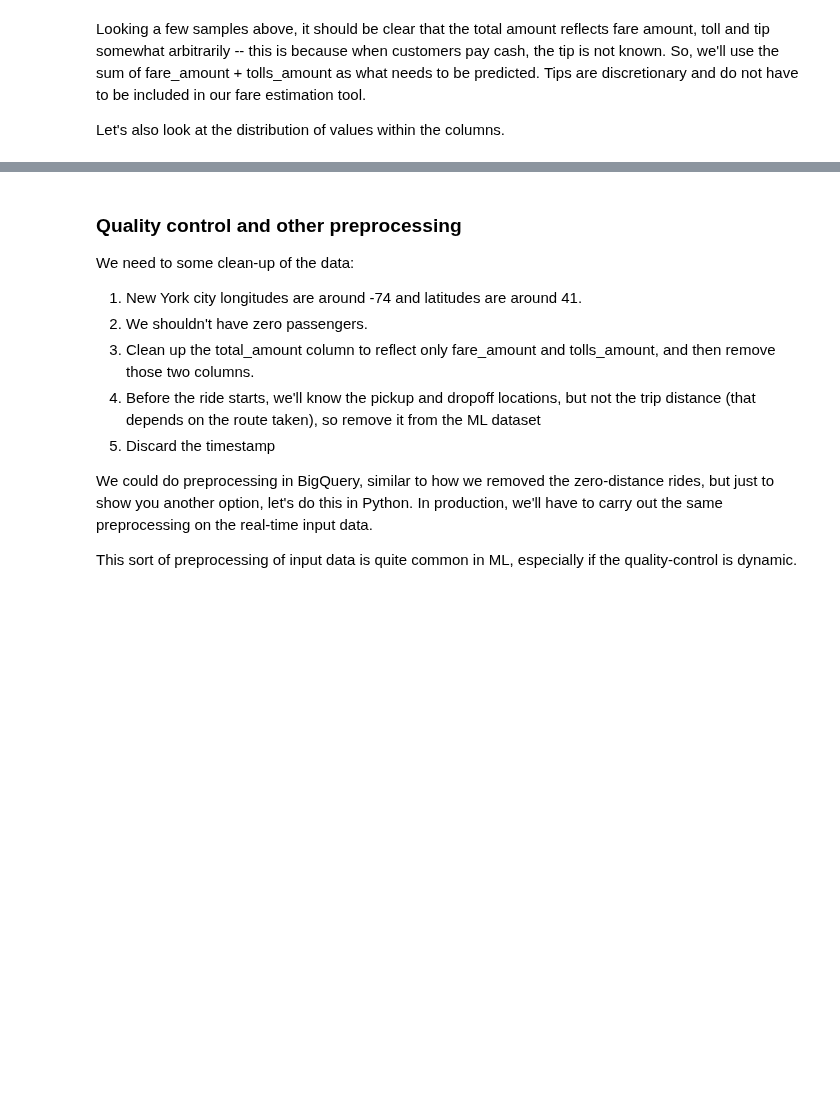
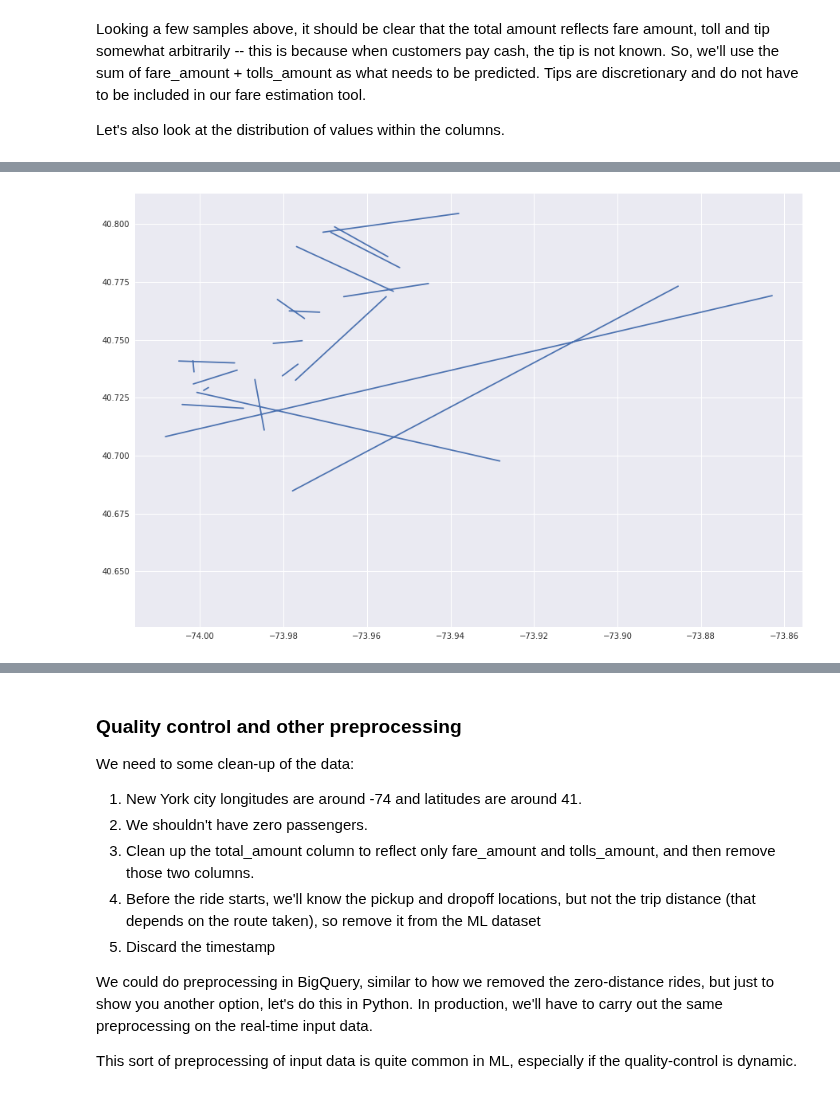
Before and after one commit to bjoernrost/ml-live, a Jupyter notebook: ml-live.ipynb, the cells around one changed output, grey strips where cells are left out. Saved outputs shown, nothing was run; the diff lists cells and outputs as text; code cells hidden in the pictures; blank space fills up the shorter version.

```diff
--- a/ml-live.ipynb
+++ b/ml-live.ipynb
@@ -197,20 +222,22 @@ trips.describe()
 # %%
 def showrides(df, numlines):
   import matplotlib.pyplot as plt
   lats = []
   lons = []
   for iter, row in df[:numlines].iterrows():
     lons.append(row['pickup_longitude'])
     lons.append(row['dropoff_longitude'])
     lons.append(None)
     lats.append(row['pickup_latitude'])
     lats.append(row['dropoff_latitude'])
     lats.append(None)
 
   sns.set_style("darkgrid")
   fig, ax = plt.subplots()
   fig.set_size_inches(15, 10)
   plt.plot(lons, lats)
 
-showrides(trips, 42)
+showrides(trips, 20)
+# %% [output]
+[figure, added]
 # %%
```
Also changed, not shown: parts of 48 cells of this notebook, 1 other file.
